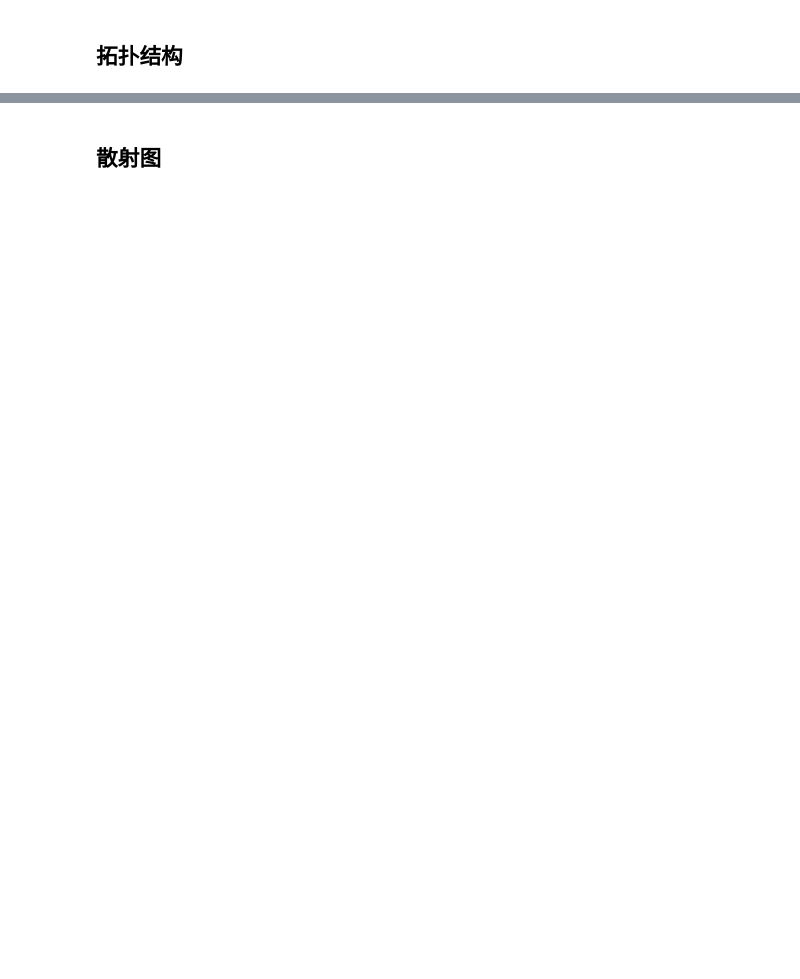
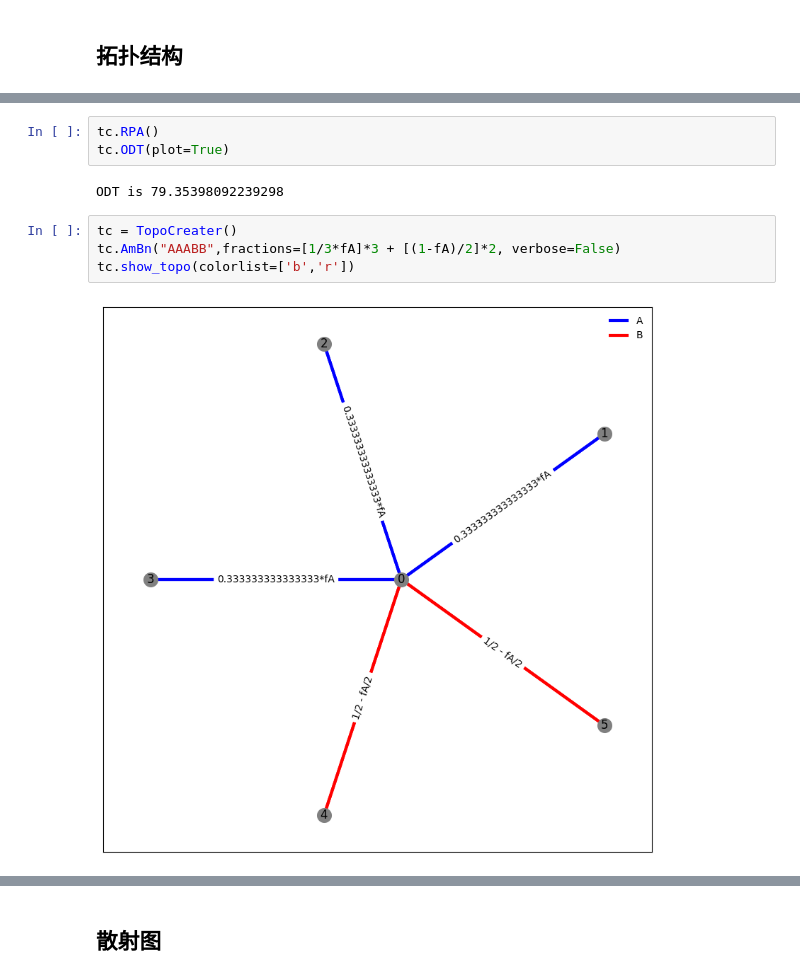
Before and after one commit to KangruiYuan/SimuBox, a Jupyter notebook: Demos/Scripts.ipynb, the cells around one changed output, grey strips where cells are left out. Drawn from its saved outputs; the diff is of its cells as text; blank space fills up the shorter version.

```diff
--- a/Demos/Scripts.ipynb
+++ b/Demos/Scripts.ipynb
@@ -34,0 +17,11 @@ ODT is 79.35398092239298
+# %%
+tc.RPA()
+tc.ODT(plot=True)
+# %% [output]
+ODT is 79.35398092239298
+# %%
+tc = TopoCreater()
+tc.AmBn("AAABB",fractions=[1/3*fA]*3 + [(1-fA)/2]*2, verbose=False)
+tc.show_topo(colorlist=['b','r'])
+# %% [output]
+[figure, added]
```
Also changed, not shown: parts of 10 cells of this notebook, 5 other files.
